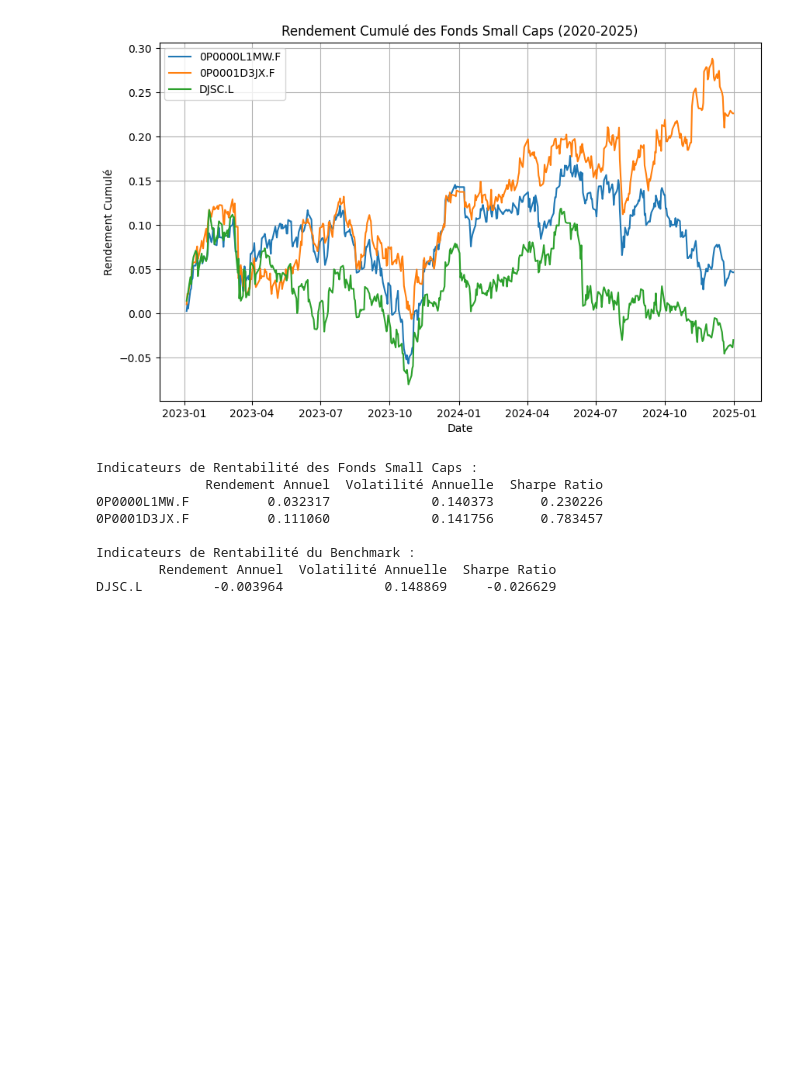
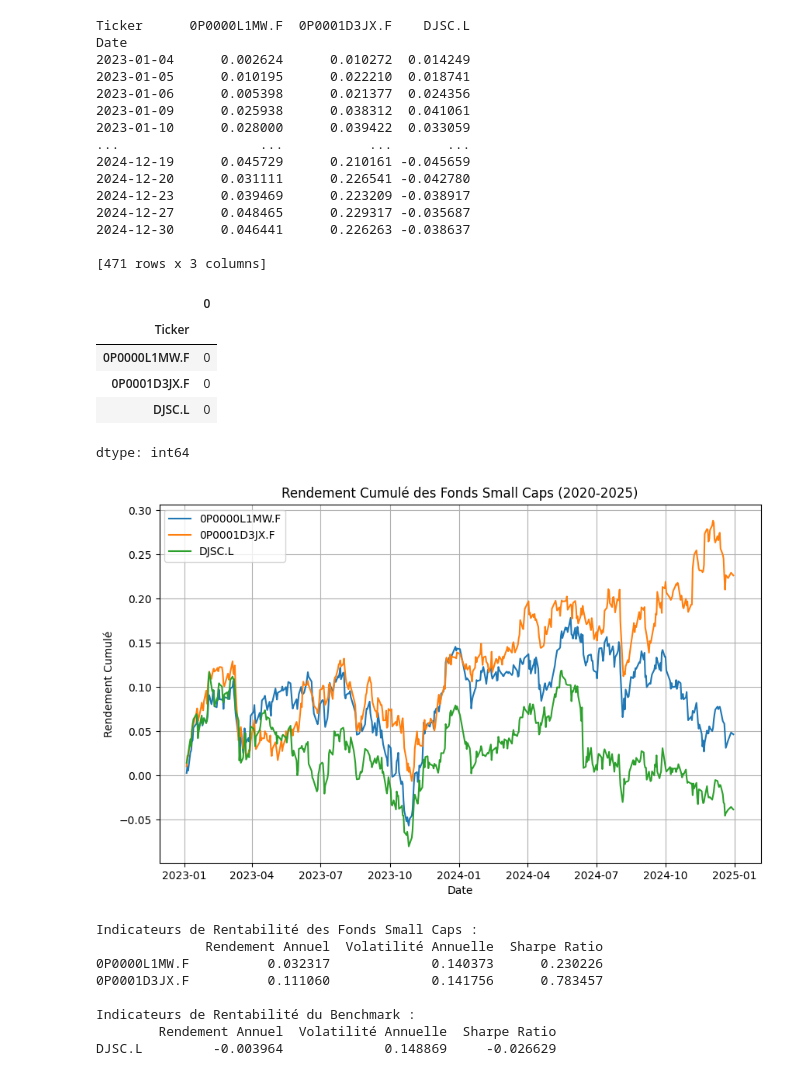
Before and after one commit to Samy-OUABID/IAE-METZ-Samy-Yassin, a Jupyter notebook: Examen_modélisation.ipynb, the cells around one changed output. Cells and saved outputs as stored; diff of their text form; code cells hidden in the pictures; blank space fills up the shorter version.

```diff
--- a/Examen_modélisation.ipynb
+++ b/Examen_modélisation.ipynb
@@ -20,6 +20,9 @@ fund_data = yf.download(all_funds, start="2023-01-01", end="2025-01-01")['Close'
 # Vérification des données
 print("\nAperçu des prix des fonds :")
 print(fund_data.head())
+
+fund_data.isnull().sum()
+fund_data_clean = fund_data.dropna()
 # %% [output]
 [*********************100%***********************]  3 of 3 completed
 Aperçu des prix des fonds :
@@ -33,9 +36,33 @@ Date
 # %%
 # Calcul des rendements quotidiens
-fund_returns = fund_data.pct_change().dropna()
+fund_returns = fund_data_clean.pct_change().dropna()
 
 # Calcul des rendements cumulés
 cumulative_returns = (1 + fund_returns).cumprod() - 1
+print(cumulative_returns)
+cumulative_returns.isnull().sum()
+# %% [output]
+Ticker      0P0000L1MW.F  0P0001D3JX.F    DJSC.L
+Date
+2023-01-04      0.002624      0.010272  0.014249
+2023-01-05      0.010195      0.022210  0.018741
+2023-01-06      0.005398      0.021377  0.024356
+2023-01-09      0.025938      0.038312  0.041061
+2023-01-10      0.028000      0.039422  0.033059
+...                  ...           ...       ...
+2024-12-19      0.045729      0.210161 -0.045659
+2024-12-20      0.031111      0.226541 -0.042780
+2024-12-23      0.039469      0.223209 -0.038917
+2024-12-27      0.048465      0.229317 -0.035687
+2024-12-30      0.046441      0.226263 -0.038637
+
+[471 rows x 3 columns]
+|  | 0 |
+| Ticker |  |
+| 0P0000L1MW.F | 0 |
+| 0P0001D3JX.F | 0 |
+| DJSC.L | 0 |
+dtype: int64
 # %%
 # Affichage des rendements cumulés
 plt.figure(figsize=(10, 6))
@@ -48,7 +75,7 @@ plt.legend()
 plt.grid(True)
 plt.show()
 # %% [output]
-[figure, old version]
+[figure, new version]
 # %%
 # ---- Calcul des indicateurs de rentabilité ----
 annual_returns = fund_returns.mean() * 252
```
Also changed, not shown: parts of 2 cells of this notebook.
